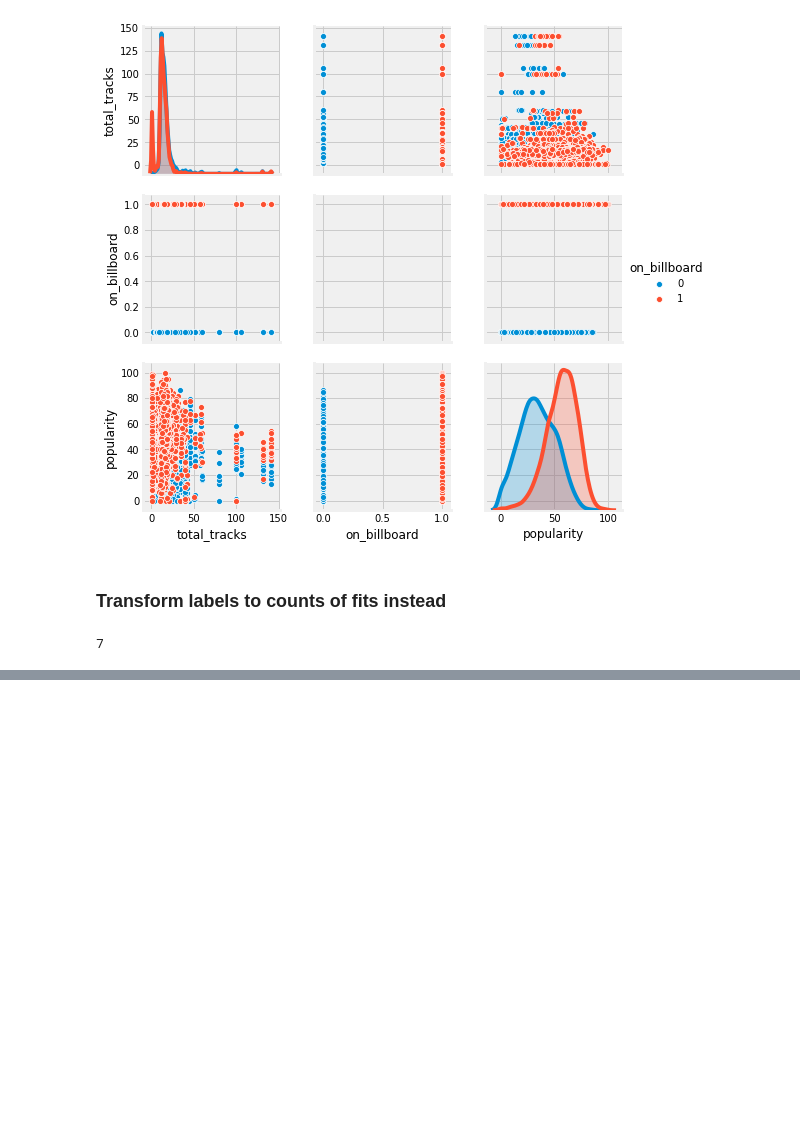
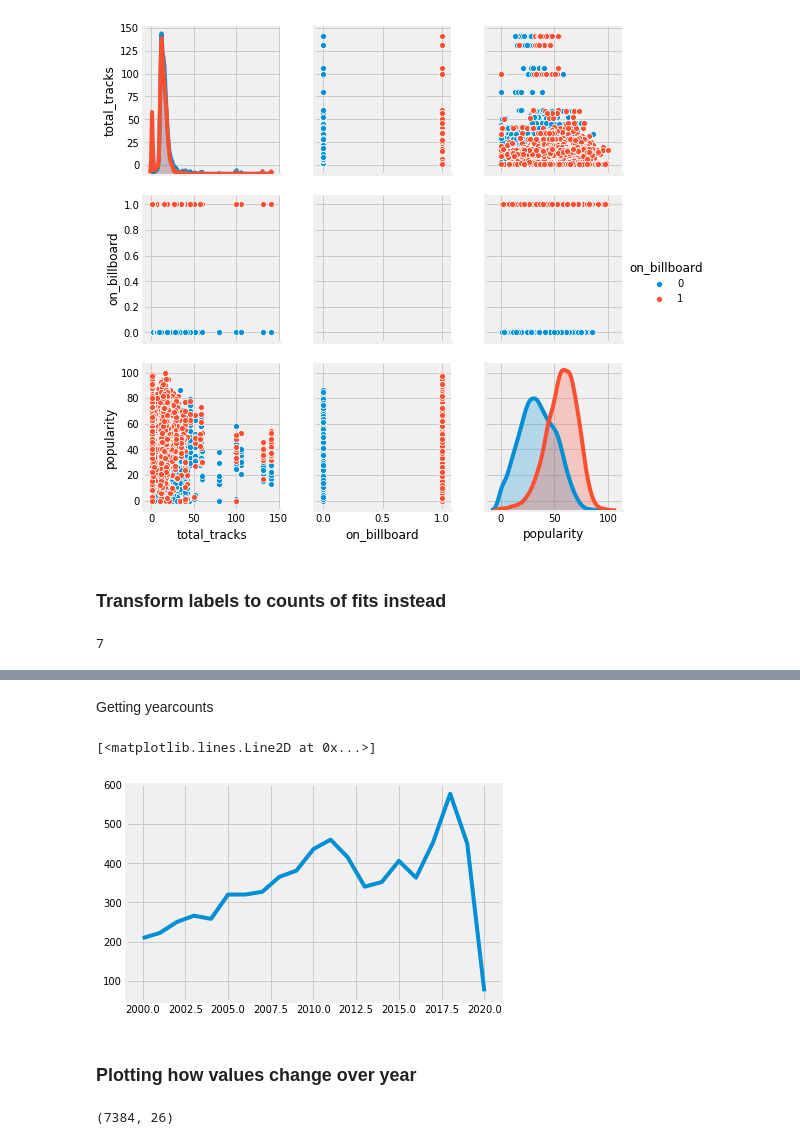
Before and after one commit to Greenford/billboard, a Jupyter notebook: pipe.ipynb, the cells around one changed output, grey strips where cells are left out. Saved outputs shown, nothing was run; the diff lists cells and outputs as text; code cells hidden in the pictures; blank space fills up the shorter version.

```diff
--- a/pipe.ipynb
+++ b/pipe.ipynb
@@ -289,0 +272,15 @@ Name: label, Length: 13501, dtype: int64
+# %% [markdown]
+Getting yearcounts
+# %%
+df1 = pipe.BillboardData().load_spotify_billboard_data()
+# %%
+df1['year'] = pd.to_datetime(df1.release_date, format='%Y-%m-%d').apply(lambda d:d.year)
+# %%
+d = df1[df1.year>=2000].groupby('year').count()['obj_id'].to_dict()
+# %%
+plt.plot(d.keys(), d.values())
+# %% [output]
+[<matplotlib.lines.Line2D at 0x...>]
+[figure, added]
+# %% [markdown]
+### Plotting how values change over year
@@ -289,0 +296,4 @@ Name: label, Length: 13501, dtype: int64
+# %%
+bbdf.shape
+# %% [output]
+(7384, 26)
```
Also changed, not shown: parts of 17 cells of this notebook, 3 other files.
